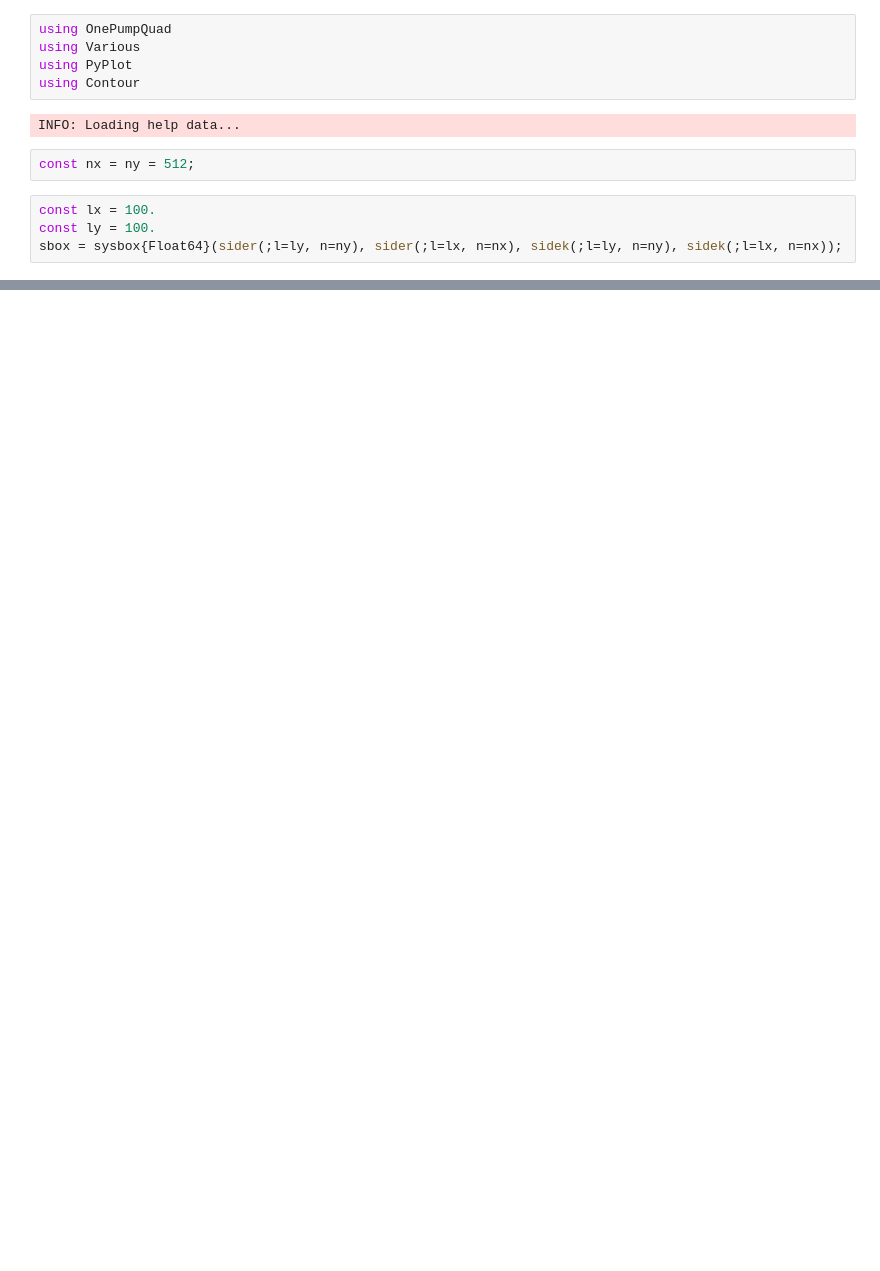
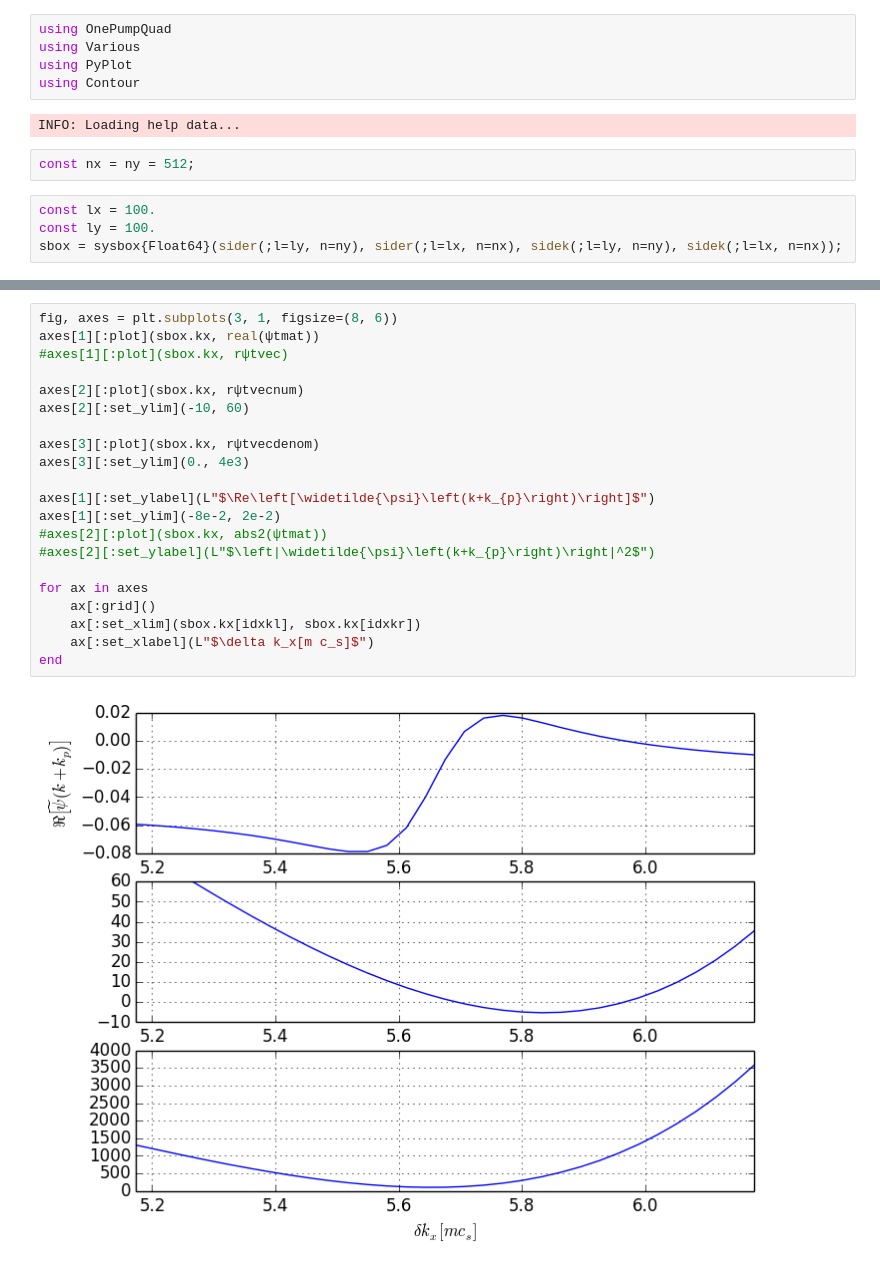
Before and after one commit to berceanu/notebooks, a Jupyter notebook: julia/1pump-quad.ipynb, the cells around one changed output, grey strips where cells are left out. Cells and saved outputs as stored; diff of their text form; blank space fills up the shorter version.

```diff
--- a/julia/1pump-quad.ipynb
+++ b/julia/1pump-quad.ipynb
@@ -53,0 +125,23 @@ quadψmom[nx/2+1, ny/2+1] += sqrt(nx*ny);
+# %%
+fig, axes = plt.subplots(3, 1, figsize=(8, 6))
+axes[1][:plot](sbox.kx, real(ψtmat))
+#axes[1][:plot](sbox.kx, rψtvec)
+
+axes[2][:plot](sbox.kx, rψtvecnum)
+axes[2][:set_ylim](-10, 60)
+
+axes[3][:plot](sbox.kx, rψtvecdenom)
+axes[3][:set_ylim](0., 4e3)
+
+axes[1][:set_ylabel](L"$\Re\left[\widetilde{\psi}\left(k+k_{p}\right)\right]$")
+axes[1][:set_ylim](-8e-2, 2e-2)
+#axes[2][:plot](sbox.kx, abs2(ψtmat))
+#axes[2][:set_ylabel](L"$\left|\widetilde{\psi}\left(k+k_{p}\right)\right|^2$")
+
+for ax in axes
+    ax[:grid]()
+    ax[:set_xlim](sbox.kx[idxkl], sbox.kx[idxkr])
+    ax[:set_xlabel](L"$\delta k_x[m c_s]$")
+end
+# %% [output]
+[figure, added]
```
Also changed, not shown: parts of 25 cells of this notebook, 1 other file.
